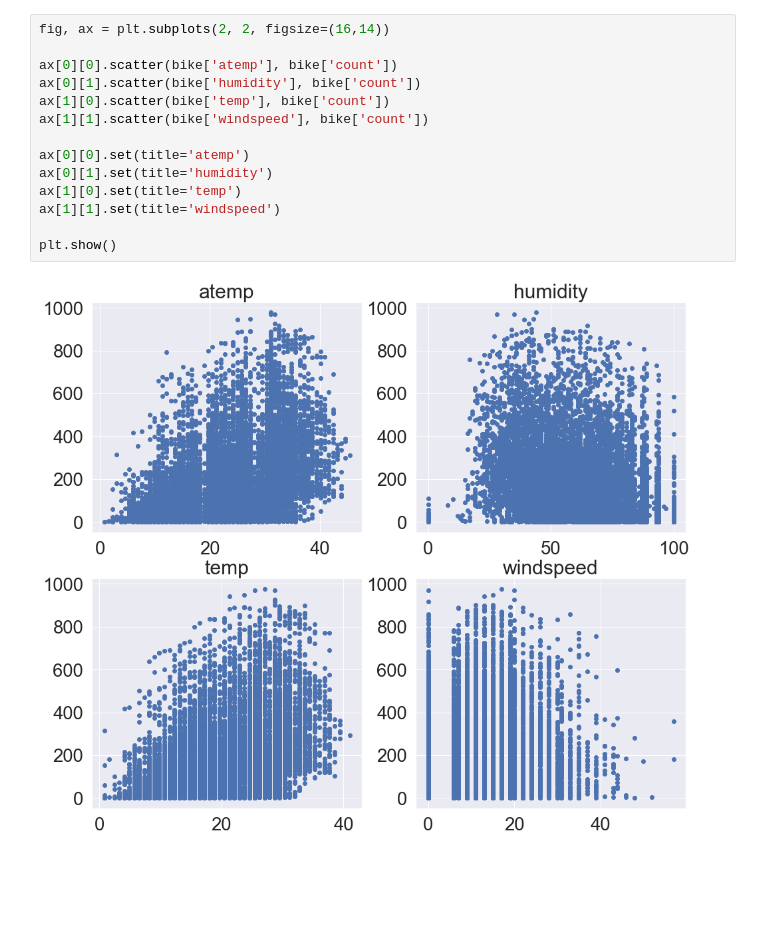
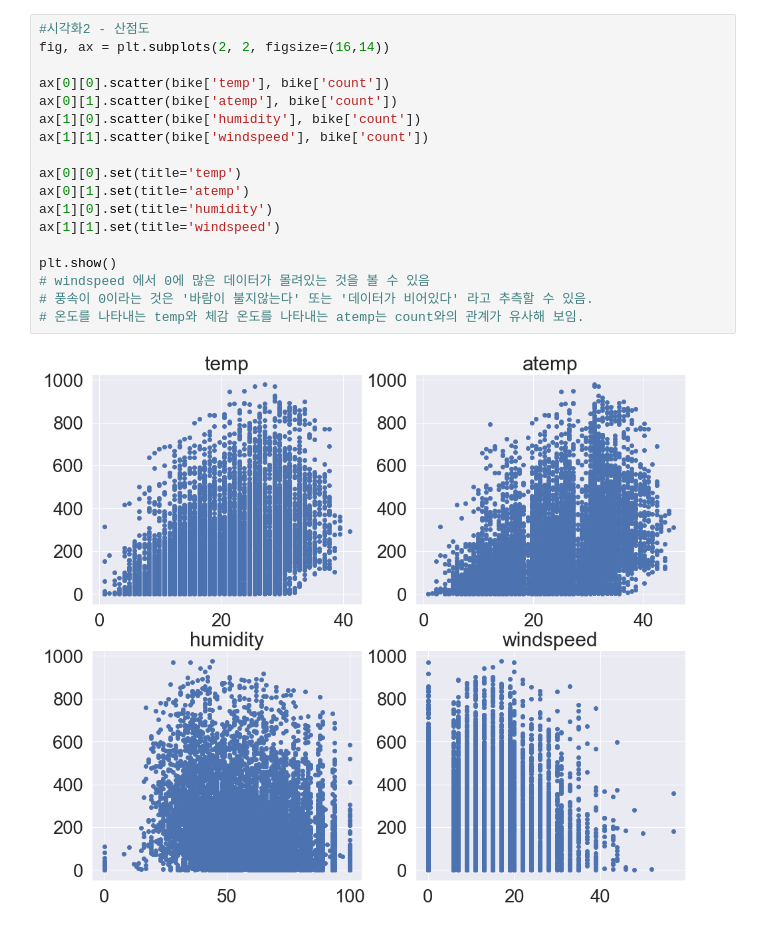
Before and after one commit to wonjun2/data, a Jupyter notebook: bike.ipynb, the cells around one changed output. Drawn from its saved outputs; the diff is of its cells as text; blank space fills up the shorter version.

```diff
--- a/bike.ipynb
+++ b/bike.ipynb
@@ -66,19 +97,23 @@ plt.show()
 # %% [output]
 [figure]
 # %%
+#시각화2 - 산점도
 fig, ax = plt.subplots(2, 2, figsize=(16,14))
 
-ax[0][0].scatter(bike['atemp'], bike['count'])
-ax[0][1].scatter(bike['humidity'], bike['count'])
-ax[1][0].scatter(bike['temp'], bike['count'])
+ax[0][0].scatter(bike['temp'], bike['count'])
+ax[0][1].scatter(bike['atemp'], bike['count'])
+ax[1][0].scatter(bike['humidity'], bike['count'])
 ax[1][1].scatter(bike['windspeed'], bike['count'])
 
-ax[0][0].set(title='atemp')
-ax[0][1].set(title='humidity')
-ax[1][0].set(title='temp')
+ax[0][0].set(title='temp')
+ax[0][1].set(title='atemp')
+ax[1][0].set(title='humidity')
 ax[1][1].set(title='windspeed')
 
 plt.show()
+# windspeed 에서 0에 많은 데이터가 몰려있는 것을 볼 수 있음
+# 풍속이 0이라는 것은 '바람이 불지않는다' 또는 '데이터가 비어있다' 라고 추측할 수 있음.
+# 온도를 나타내는 temp와 체감 온도를 나타내는 atemp는 count와의 관계가 유사해 보임.
 # %% [output]
-[figure, old version]
+[figure, new version]
 # %%
```
Also changed, not shown: parts of 15 cells of this notebook.
